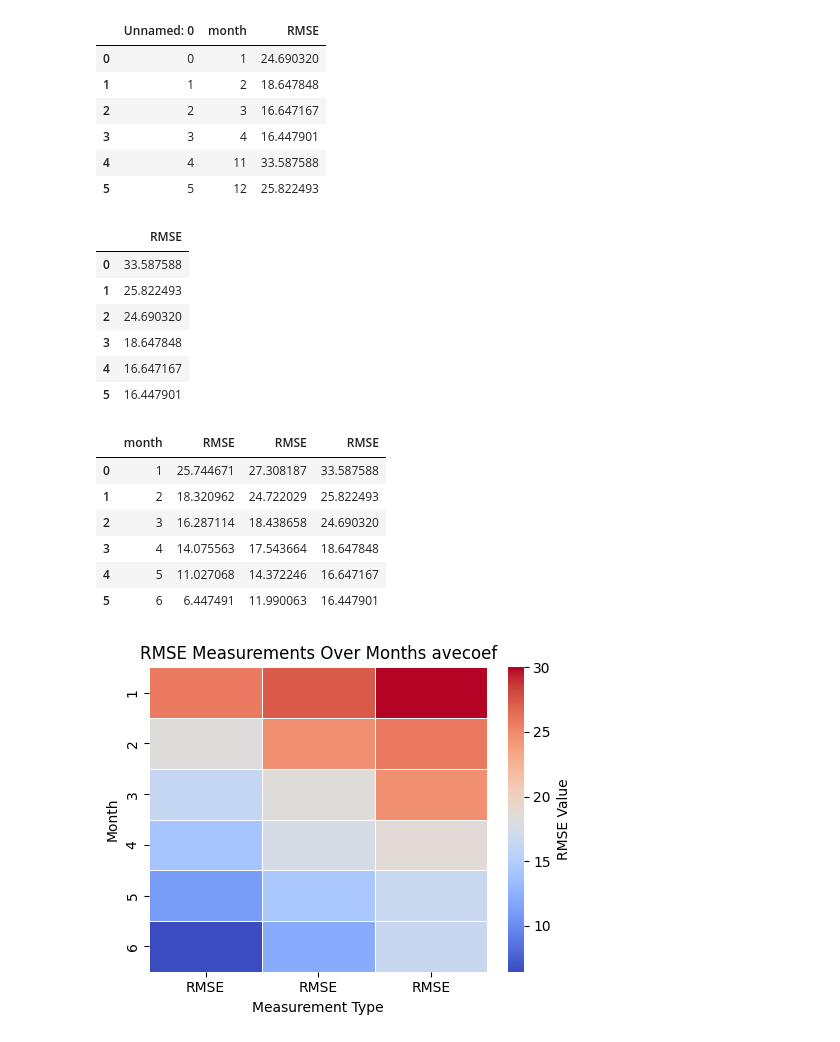
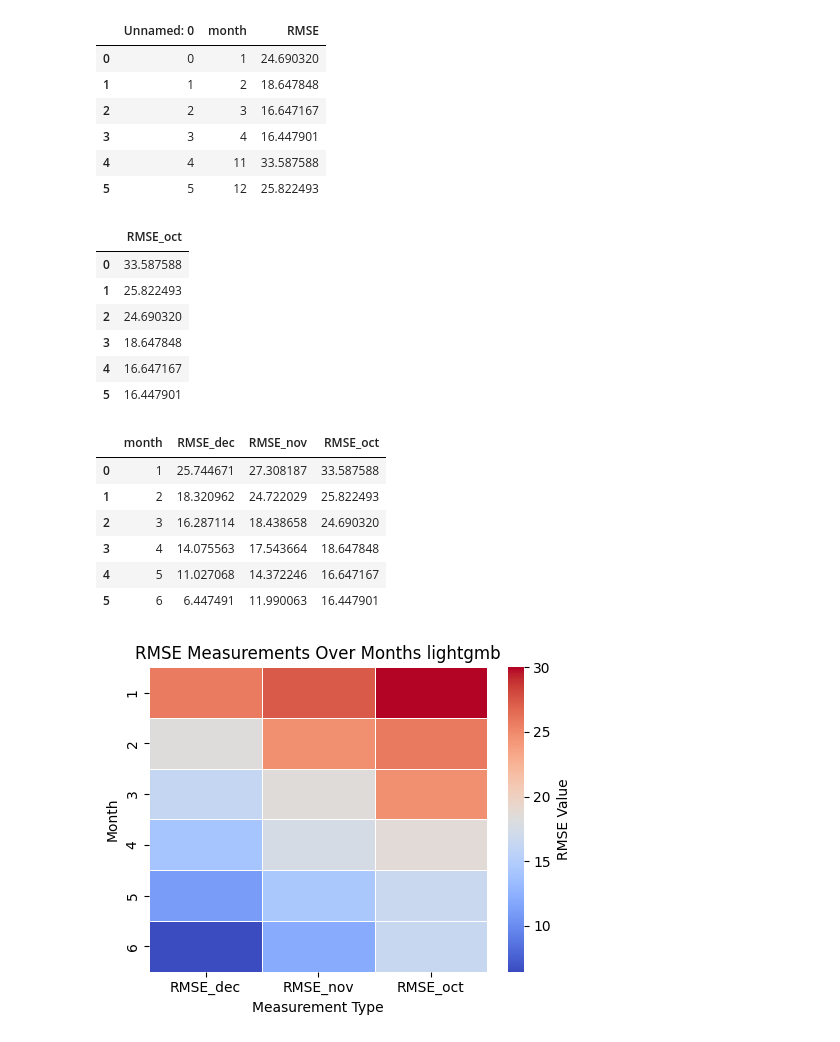
Before and after one commit to Yassmine2020/Precipitations_bias_correction, a Jupyter notebook: heatmap_generation.ipynb, the cells around one changed output. Drawn from its saved outputs; the diff is of its cells as text; code cells hidden in the pictures.

```diff
--- a/heatmap_generation.ipynb
+++ b/heatmap_generation.ipynb
@@ -158,10 +222,19 @@ oct_rmse_ml.reset_index(drop=True, inplace=True)
 dec_rmse_ml = dec_rmse_ml.drop(columns='Unnamed: 0', axis=1)
 nov_rmse_ml = nov_rmse_ml.drop(columns=['Unnamed: 0', 'month'], axis=1)
 oct_rmse_ml = oct_rmse_ml.drop(columns=['Unnamed: 0', 'month'], axis=1)
+# %%
+dec_rmse_ml['RMSE_dec'] = dec_rmse_ml['RMSE']
+dec_rmse_ml = dec_rmse_ml.drop(columns='RMSE', axis=1)
+
+nov_rmse_ml['RMSE_nov'] = nov_rmse_ml['RMSE']
+nov_rmse_ml = nov_rmse_ml.drop(columns='RMSE', axis=1)
+
+oct_rmse_ml['RMSE_oct'] = oct_rmse_ml['RMSE']
+oct_rmse_ml = oct_rmse_ml.drop(columns='RMSE', axis=1)
 # %%
 oct_rmse_ml
 # %% [output]
-|  | RMSE |
+|  | RMSE_oct |
 | 0 | 33.587588 |
 | 1 | 25.822493 |
 | 2 | 24.690320 |
@@ -173,7 +246,7 @@ merged_ml_df = pd.concat([dec_rmse_ml, nov_rmse_ml, oct_rmse_ml], axis=1)
 # %%
 merged_ml_df
 # %% [output]
-|  | month | RMSE | RMSE | RMSE |
+|  | month | RMSE_dec | RMSE_nov | RMSE_oct |
 | 0 | 1 | 25.744671 | 27.308187 | 33.587588 |
 | 1 | 2 | 18.320962 | 24.722029 | 25.822493 |
 | 2 | 3 | 16.287114 | 18.438658 | 24.690320 |
@@ -183,22 +256,22 @@ merged_ml_df
 # %%
 import pandas as pd
 import seaborn as sns
 import matplotlib.pyplot as plt
 
 # Assuming 'df' is your DataFrame
 # Your actual DataFrame loading or preparation code here
 df = merged_ml_df
 
 df = df.set_index('month')
 
 # Creating the heatmap with adjusted aesthetics
 plt.figure(figsize=(5, 4))  # Adjusted to a smaller size for a compact look
 sns.heatmap(df, cmap='coolwarm', linewidths=.5, cbar_kws={'label': 'RMSE Value'}, vmax= 30)
 
-plt.title('RMSE Measurements Over Months avecoef')
+plt.title('RMSE Measurements Over Months lightgmb')
 plt.xlabel('Measurement Type')
 plt.ylabel('Month')
 plt.tight_layout()  # Ensures everything fits without overlapping
 plt.show()
 # %% [output]
-[figure, old version]
+[figure, new version]
```
Also changed, not shown: parts of 16 cells of this notebook, 12 other files.
